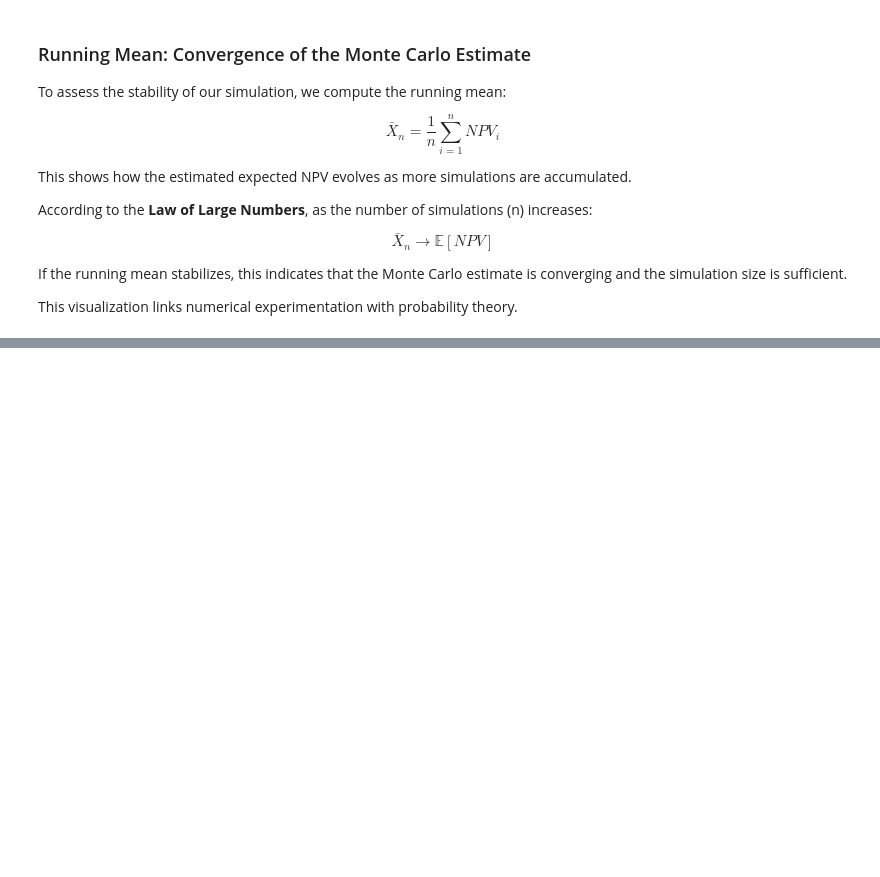
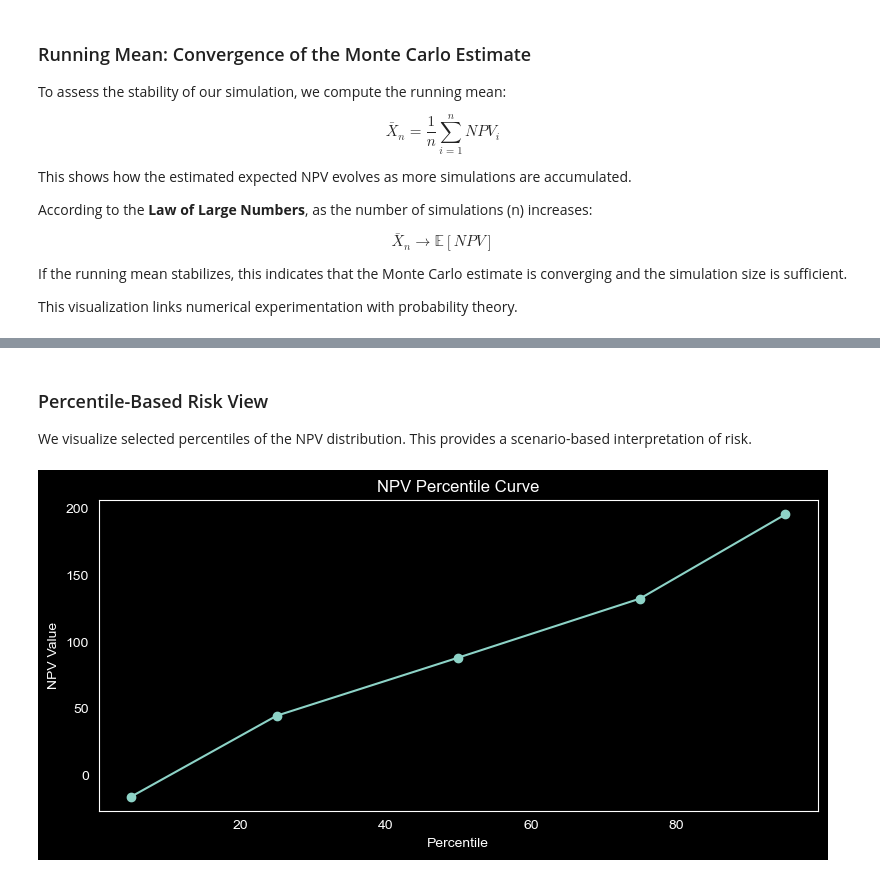
Before and after one commit to Wexwer/TVM-MonteCarlo-Scientific_Study, a Jupyter notebook: time_value_of_money.ipynb, the cells around one changed output, grey strips where cells are left out. Saved outputs shown, nothing was run; the diff lists cells and outputs as text; code cells hidden in the pictures; blank space fills up the shorter version.

```diff
--- a/time_value_of_money.ipynb
+++ b/time_value_of_money.ipynb
@@ -495,0 +598,19 @@ plt.show()
+# %% [markdown]
+### Percentile-Based Risk View
+
+We visualize selected percentiles of the NPV distribution.
+This provides a scenario-based interpretation of risk.
+# %%
+percentiles = [5, 25, 50, 75, 95]
+values = np.percentile(npv_results, percentiles)
+
+plt.figure(figsize=(8, 4))
+plt.plot(percentiles, values, marker="o")
+plt.title("NPV Percentile Curve")
+plt.xlabel("Percentile")
+plt.ylabel("NPV Value")
+plt.tight_layout()
+plt.grid(None)
+plt.show()
+# %% [output]
+[figure, added]
```
Also changed, not shown: parts of 37 cells of this notebook.
